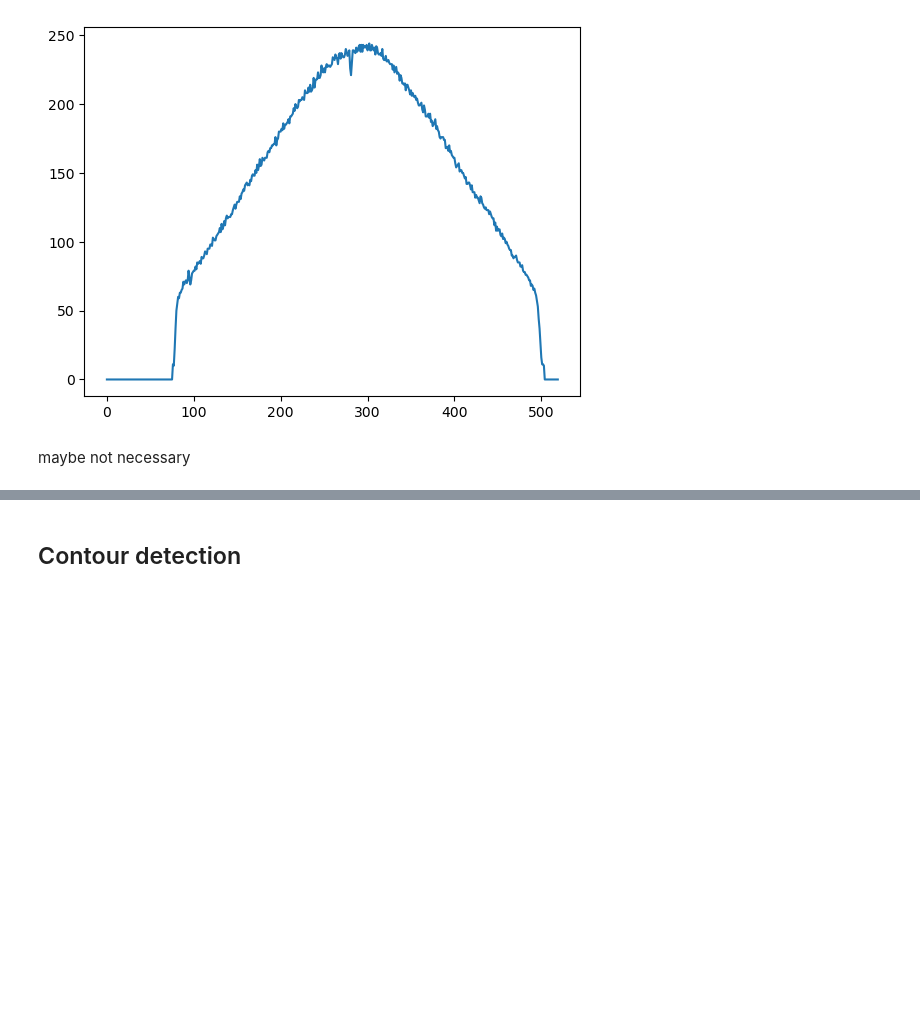
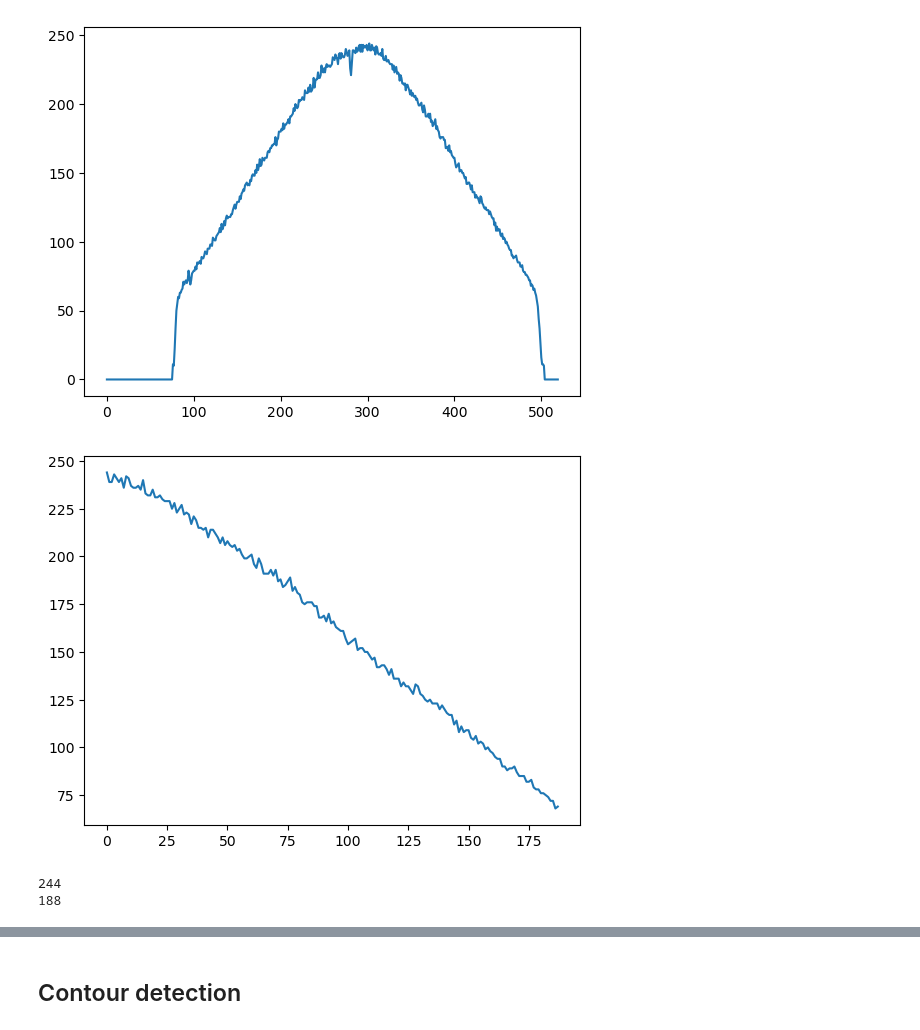
Before and after one commit to Lilian-GA/Nematode_status_assay, a Jupyter notebook: one_image_test.ipynb, the cells around one changed output, grey strips where cells are left out. Saved outputs shown, nothing was run; the diff lists cells and outputs as text; code cells hidden in the pictures; blank space fills up the shorter version.

```diff
--- a/one_image_test.ipynb
+++ b/one_image_test.ipynb
@@ -92,5 +92,15 @@ plt.plot(window[:,350])
 plt.show()
 # %% [output]
 [figure]
-# %% [markdown]
-maybe not necessary
+# %%
+line = window[:,350][np.argmax(window[:,350]):490]
+plt.plot(line)
+plt.show()
+# %% [output]
+[figure, added]
+# %%
+print(np.max(line))
+print(len(line))
+# %% [output]
+244
+188
```
Also changed, not shown: parts of 12 cells of this notebook.
